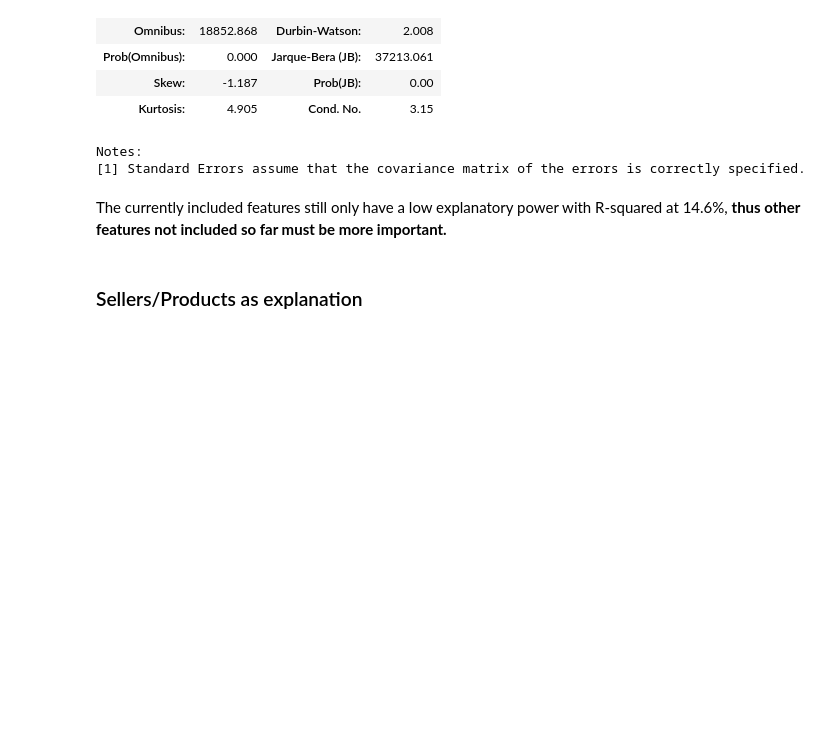
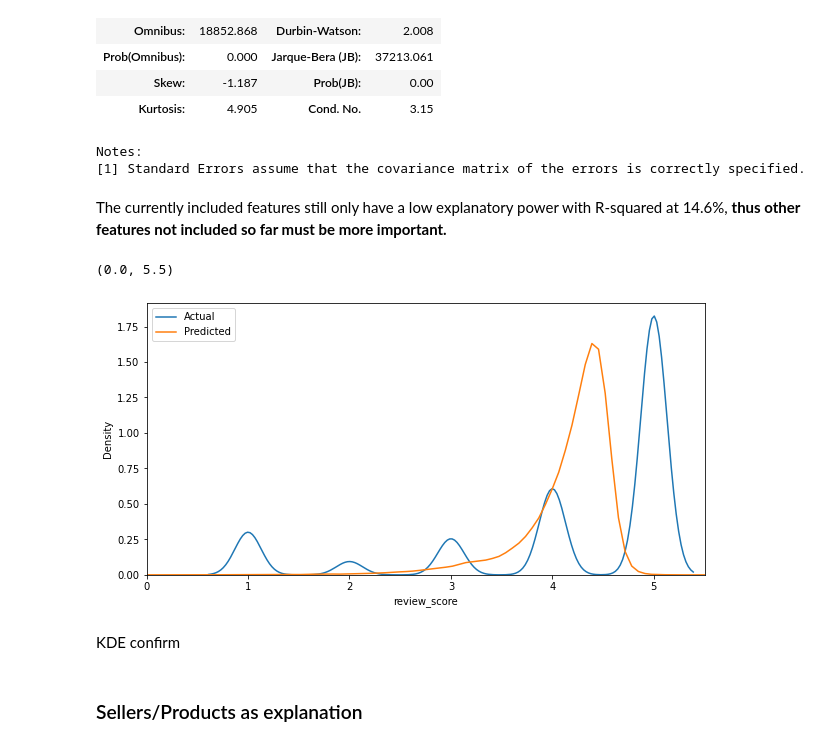
Before and after one commit to DucVanNgo/olist, a Jupyter notebook: notebooks/Data Exploration.ipynb, the cells around one changed output. Saved outputs shown, nothing was run; the diff lists cells and outputs as text; code cells hidden in the pictures; blank space fills up the shorter version.

```diff
--- a/notebooks/Data Exploration.ipynb
+++ b/notebooks/Data Exploration.ipynb
@@ -318,2 +321,13 @@ The currently included features still only have a low explanatory power with R-s
+# %%
+plt.figure(figsize=(10,5))
+sns.kdeplot(orders_norm["review_score"], label="Actual")
+sns.kdeplot(predicted_revscore, label="Predicted")
+plt.legend()
+plt.xlim(0,5.5)
+# %% [output]
+(0.0, 5.5)
+[figure, added]
+# %% [markdown]
+KDE confirm
 # %% [markdown]
 ### Sellers/Products as explanation
```
Also changed, not shown: parts of 2 cells of this notebook.
